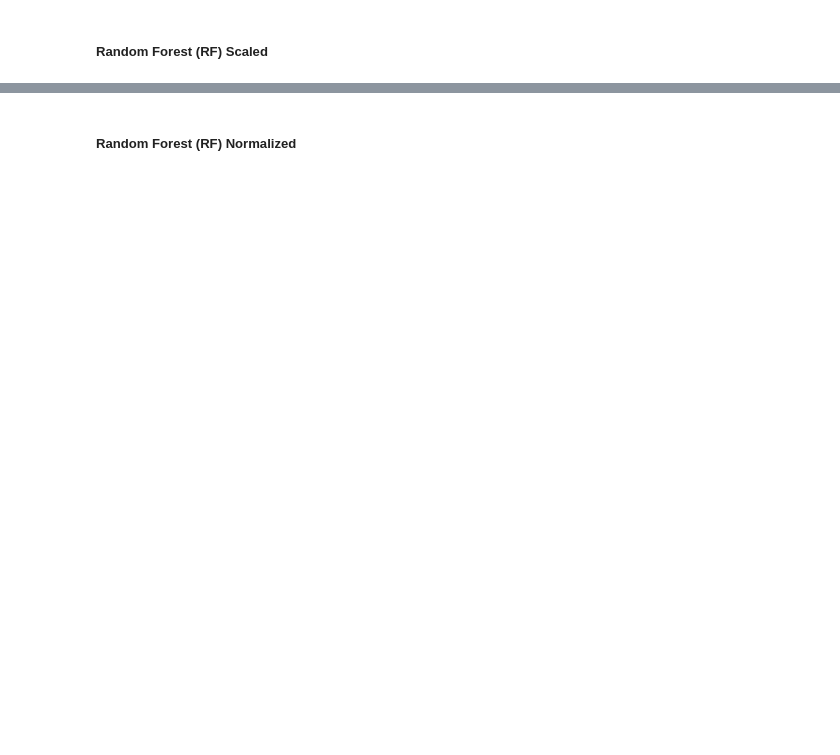
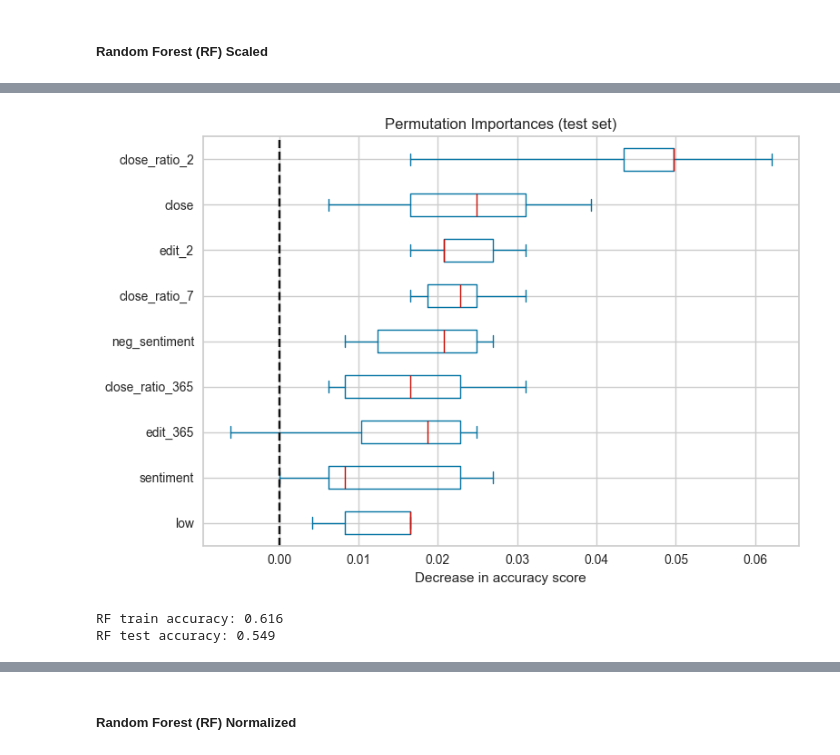
Before and after one commit to marcosnataqs/bitcoin_trend_prediction, a Jupyter notebook: ml_model_training/btc_trend_prediction_model.ipynb, the cells around one changed output, grey strips where cells are left out. Saved outputs shown, nothing was run; the diff lists cells and outputs as text; code cells hidden in the pictures; blank space fills up the shorter version.

```diff
--- a/ml_model_training/btc_trend_prediction_model.ipynb
+++ b/ml_model_training/btc_trend_prediction_model.ipynb
@@ -349,3 +290,25 @@ Acurácia do modelo: 0.54
+# %%
+result = permutation_importance(
+    best_model_rf_sca, X_test_scaled, y_test)
+
+sorted_importances_idx = result.importances_mean.argsort()
+importances = pd.DataFrame(
+    result.importances[sorted_importances_idx].T,
+    columns=new_data[predictors].columns[sorted_importances_idx],
+)
+ax = importances.plot.box(vert=False, whis=10)
+ax.set_title("Permutation Importances (test set)")
+ax.axvline(x=0, color="k", linestyle="--")
+ax.set_xlabel("Decrease in accuracy score")
+ax.figure.tight_layout()
+# %% [output]
+[figure, added]
+# %%
+print(f"RF train accuracy: {best_model_rf_sca.score(X_train_scaled, y_train):.3f}")
+print(f"RF test accuracy: {best_model_rf_sca.score(X_test_scaled, y_test):.3f}")
+# %% [output]
+RF train accuracy: 0.616
+RF test accuracy: 0.549
 # %%
 fig, ax = plt.subplots(figsize=(8,6))
 feature_importance = plot_feature_importances(model=best_model_rf_sca,
```
Also changed, not shown: parts of 76 cells of this notebook, 6 other files.
